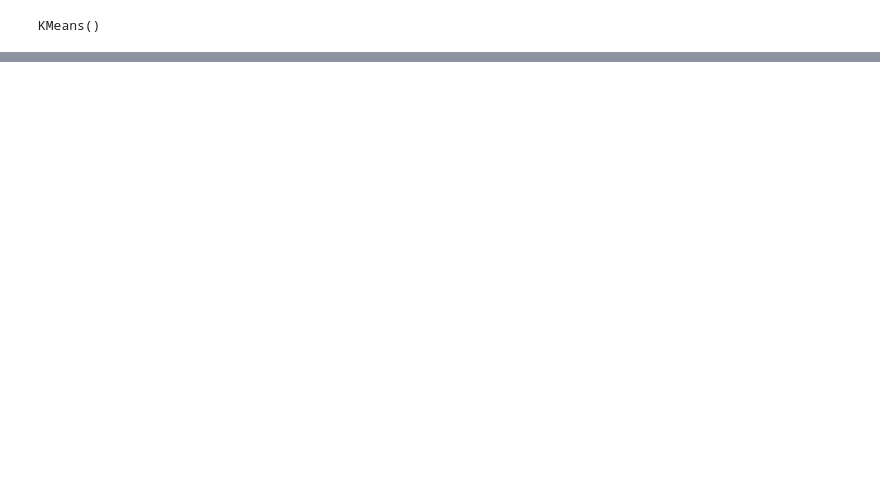
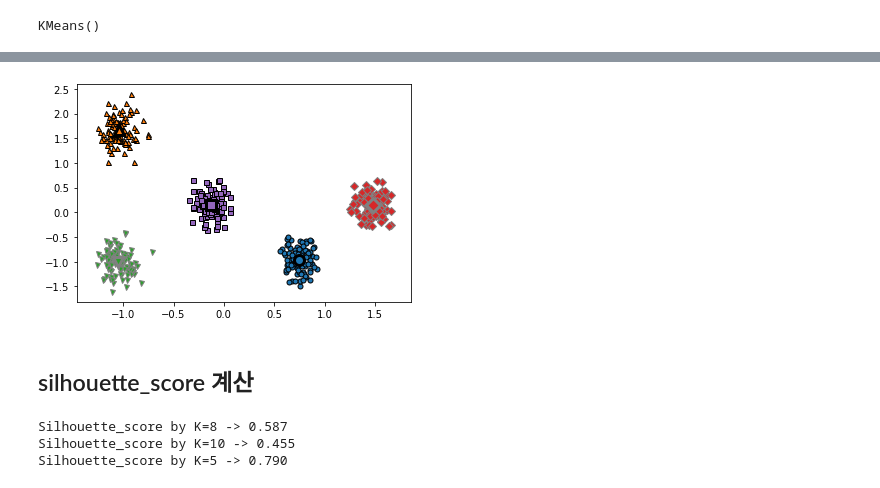
Before and after one commit to chan-Yung-Joo/Clustering, a Jupyter notebook: Clustering 실습.ipynb, the cells around one changed output, grey strips where cells are left out. Cells and saved outputs as stored; diff of their text form; code cells hidden in the pictures; blank space fills up the shorter version.

```diff
--- a/Clustering 실습.ipynb
+++ b/Clustering 실습.ipynb
@@ -100,0 +191,17 @@ KMeans()
+# %%
+mglearn.discrete_scatter(WellSeparated['X'], WellSeparated['Y'], Kmeans_Clustering3.labels_ , s=5);
+mglearn.discrete_scatter(Kmeans_Clustering3.cluster_centers_[:,0],
+                        Kmeans_Clustering3.cluster_centers_[:,1], list(range(5)),
+                        markeredgewidth=3, s= 10);
+# %% [output]
+[figure, added]
+# %% [markdown]
+## silhouette_score 계산
+# %%
+print("Silhouette_score by K=8 -> {:.3f}".format(silhouette_score(WellSeparated[['X','Y']], Kmeans_Clustering1.labels_))) #8
+print("Silhouette_score by K=10 -> {:.3f}".format(silhouette_score(WellSeparated[['X','Y']], Kmeans_Clustering2.labels_))) #10
+print("Silhouette_score by K=5 -> {:.3f}".format(silhouette_score(WellSeparated[['X','Y']], Kmeans_Clustering3.labels_))) #5
+# %% [output]
+Silhouette_score by K=8 -> 0.587
+Silhouette_score by K=10 -> 0.455
+Silhouette_score by K=5 -> 0.790
```
Also changed, not shown: parts of 44 cells of this notebook.
